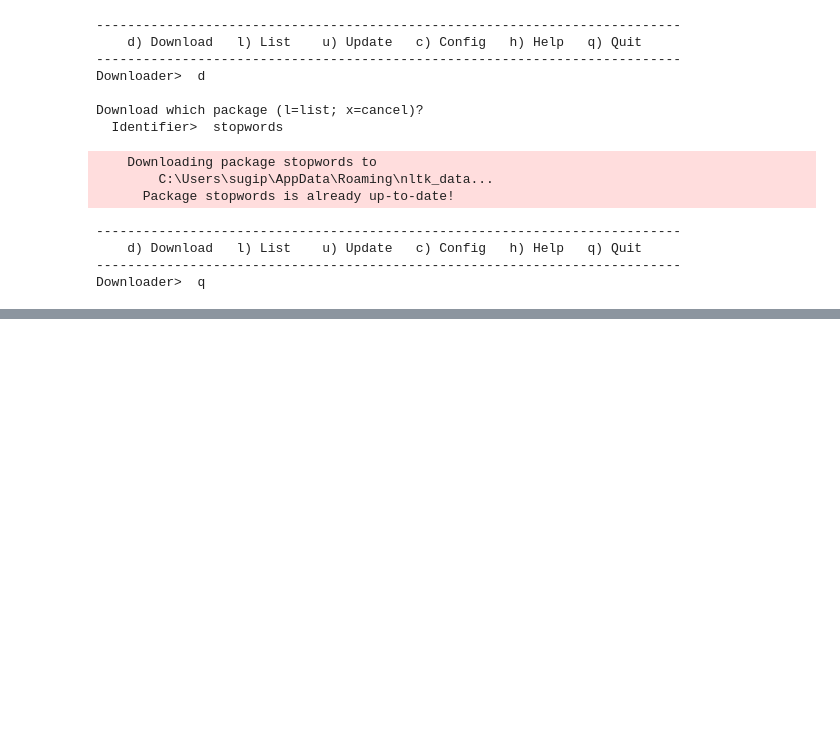
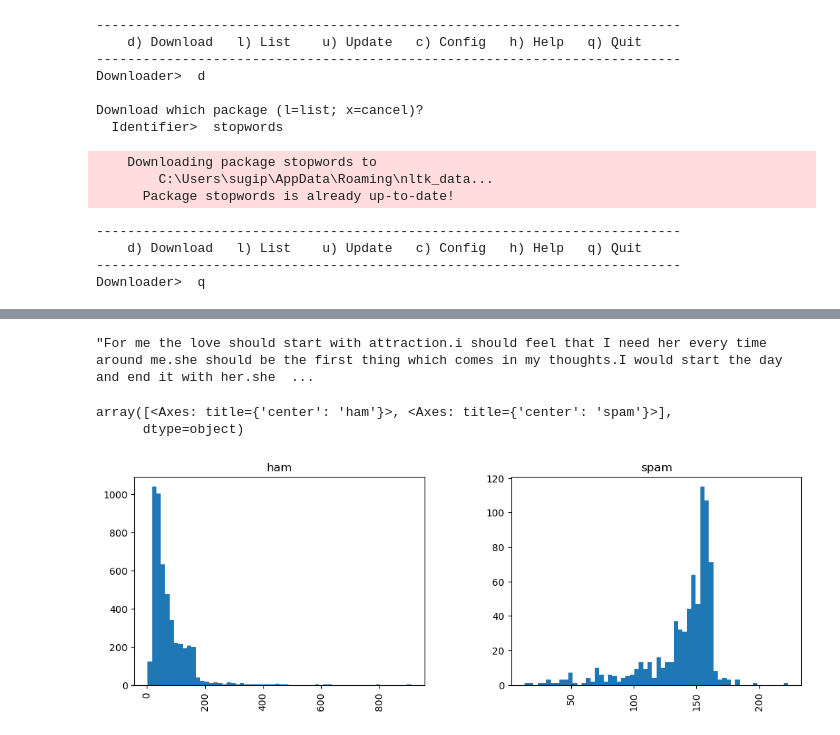
Before and after one commit to SuhasPalani/Python_Data, a Jupyter notebook: NLP/NLP.ipynb, the cells around one changed output, grey strips where cells are left out. Cells and saved outputs as stored; diff of their text form; code cells hidden in the pictures; blank space fills up the shorter version.

```diff
--- a/NLP/NLP.ipynb
+++ b/NLP/NLP.ipynb
@@ -48,0 +142,10 @@ Downloader>  q
+# %%
+msg[msg['length']==910]['message'].iloc[0]
+# %% [output]
+"For me the love should start with attraction.i should feel that I need her every time around me.she should be the first thing which comes in my thoughts.I would start the day and end it with her.she  ...
+# %%
+msg.hist(column='length',by='label',bins=60,figsize=(12,4))
+# %% [output]
+array([<Axes: title={'center': 'ham'}>, <Axes: title={'center': 'spam'}>],
+      dtype=object)
+[figure, added]
```
Also changed, not shown: parts of 14 cells of this notebook.
